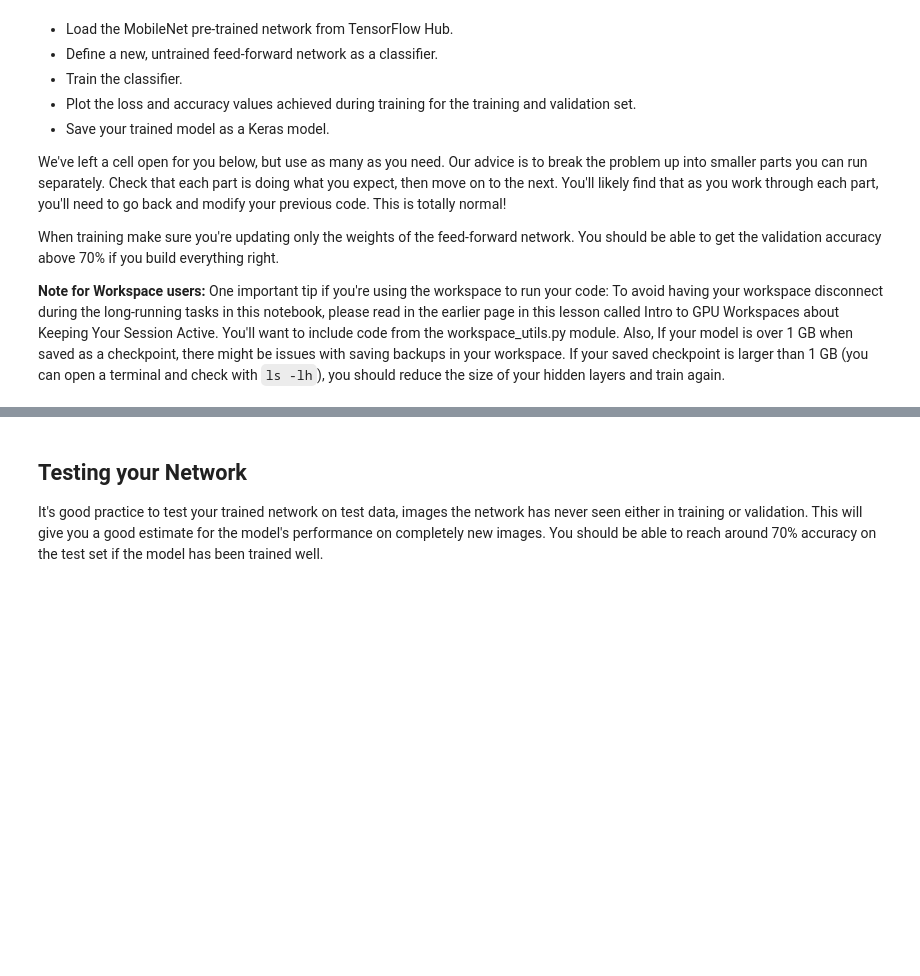
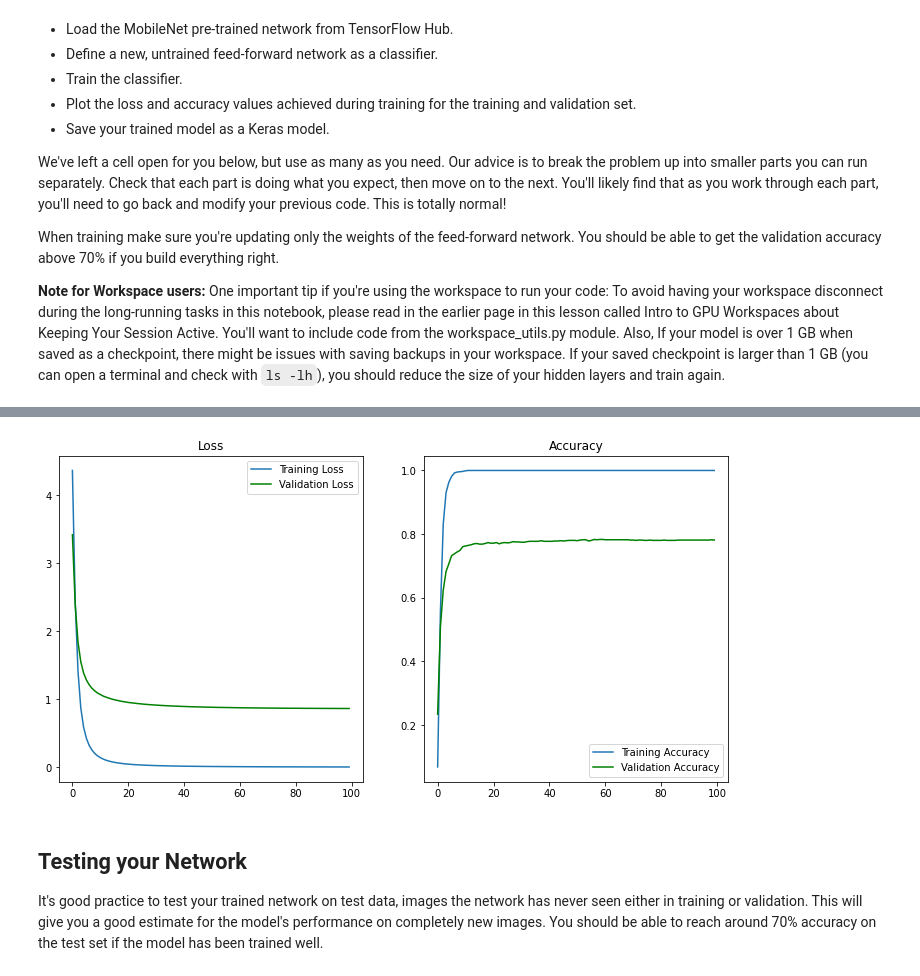
Before and after one commit to SaschaDittmann/mlnd-image-classifier, a Jupyter notebook: Project_Image_Classifier_Project.ipynb, the cells around one changed output, grey strips where cells are left out. Drawn from its saved outputs; the diff is of its cells as text; code cells hidden in the pictures; blank space fills up the shorter version.

```diff
--- a/Project_Image_Classifier_Project.ipynb
+++ b/Project_Image_Classifier_Project.ipynb
@@ -187,20 +222,22 @@ history = model.fit(train_batch, epochs = epochs, validation_data = val_batch)
 # %%
 # TODO: Plot the loss and accuracy values achieved during training for the training and validation set.
 plt.figure(figsize=(12,6))
 
 plt.subplot(1,2,1)
-plt.plot(np.arange(epc), history.history['loss'], label= 'Training Loss' )
-plt.plot(np.arange(epc), history.history['val_loss'], color='g', label= 'Validation Loss' )
+plt.plot(np.arange(epochs), history.history['loss'], label= 'Training Loss' )
+plt.plot(np.arange(epochs), history.history['val_loss'], color='g', label= 'Validation Loss' )
 plt.legend()
 plt.title('Loss')
 
 plt.subplot(1,2,2)
-plt.plot(np.arange(epc), history.history['accuracy'], label= 'Training Accuracy' )
-plt.plot(np.arange(epc), history.history['val_accuracy'], color='g', label= 'Validation Accuracy' )
+plt.plot(np.arange(epochs), history.history['accuracy'], label= 'Training Accuracy' )
+plt.plot(np.arange(epochs), history.history['val_accuracy'], color='g', label= 'Validation Accuracy' )
 plt.legend()
 plt.title('Accuracy')
 
 plt.show()
+# %% [output]
+[figure, added]
 # %% [markdown]
 ## Testing your Network
 
```
Also changed, not shown: parts of 9 cells of this notebook, 2 other files.
